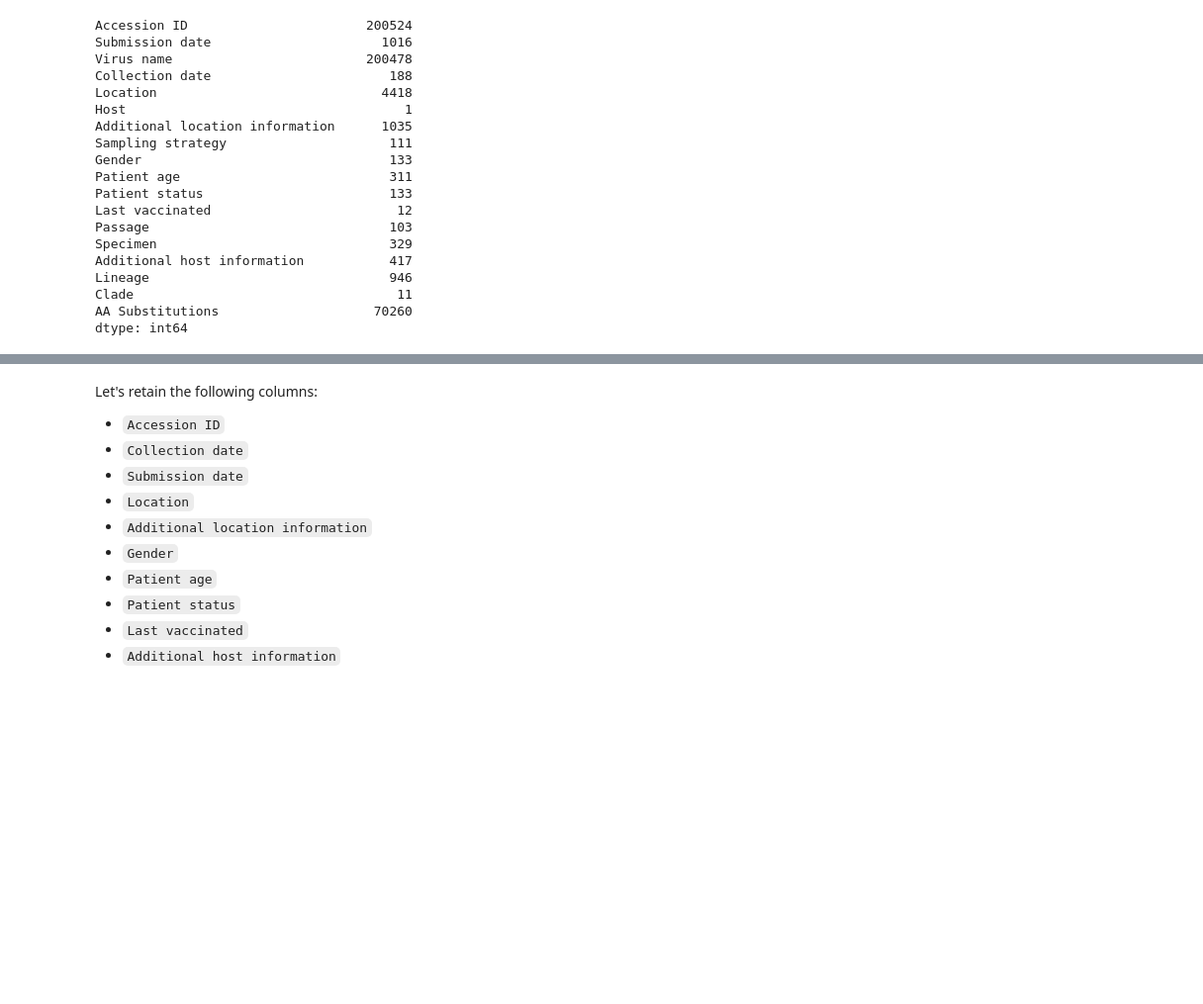
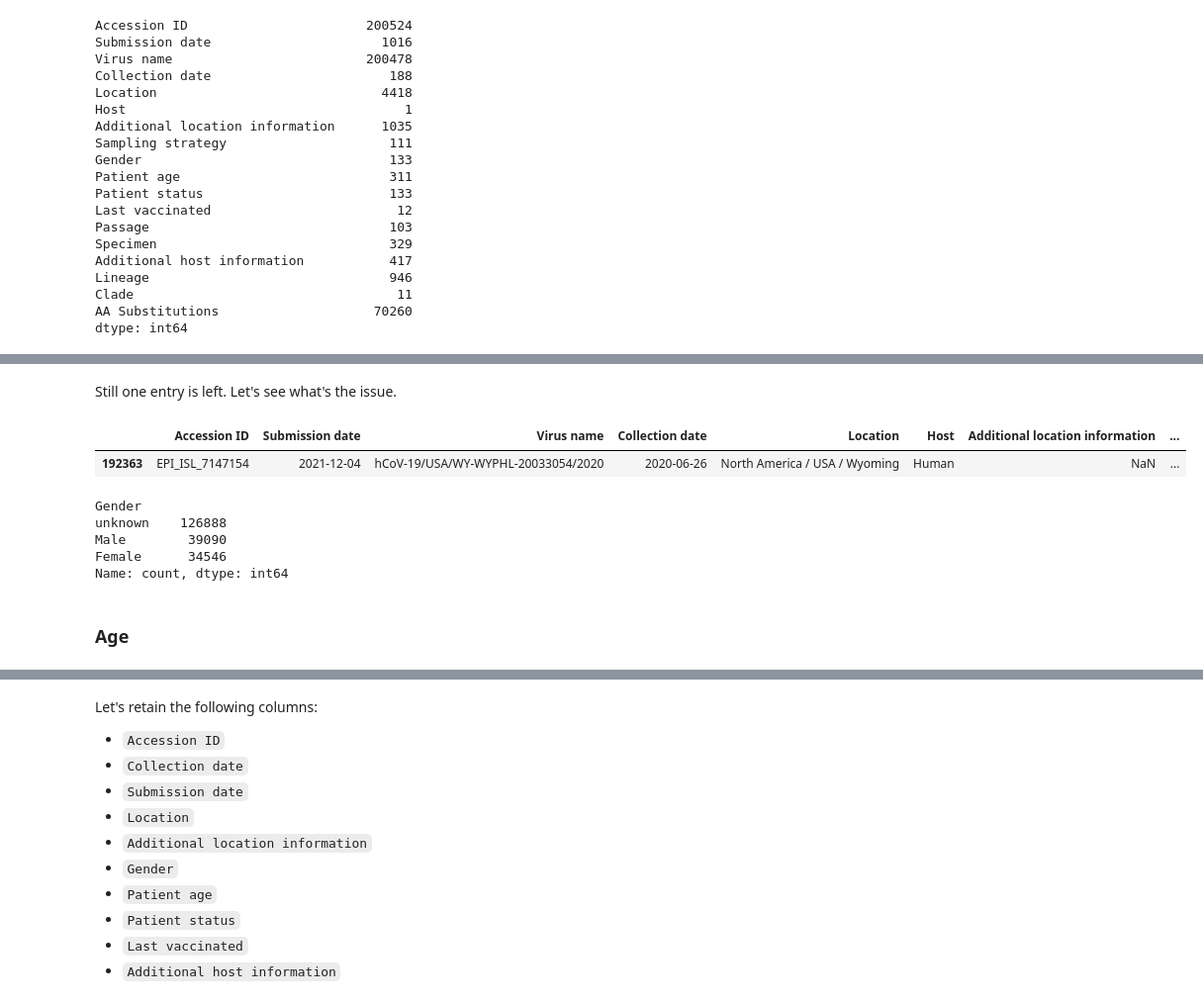
Before and after one commit to ASudu/EpiCoV_Summer25, a Jupyter notebook: src/epicov_2020.ipynb, the cells around one changed output, grey strips where cells are left out. Shown at 99% size. Cells and saved outputs as stored; diff of their text form; code cells hidden in the pictures; blank space fills up the shorter version.

```diff
--- a/src/epicov_2020.ipynb
+++ b/src/epicov_2020.ipynb
@@ -98,0 +166,19 @@ dtype: int64
+# %% [markdown]
+Still one entry is left. Let's see what's the issue.
+# %%
+df[df["Gender"]=="0"]
+# %% [output]
+|  | Accession ID | Submission date | Virus name | Collection date | Location | Host | Additional location information | ... |
+| 192363 | EPI_ISL_7147154 | 2021-12-04 | hCoV-19/USA/WY-WYPHL-20033054/2020 | 2020-06-26 | North America / USA / Wyoming | Human | NaN | ... |
+# %%
+indices = df.index[df["Gender"].isin(["unknowm", "0"])].tolist()
+df.loc[indices, "Gender"] = "unknown"
+df["Gender"].value_counts()
+# %% [output]
+Gender
+unknown    126888
+Male        39090
+Female      34546
+Name: count, dtype: int64
+# %% [markdown]
+### Age
```
Also changed, not shown: parts of 36 cells of this notebook.
